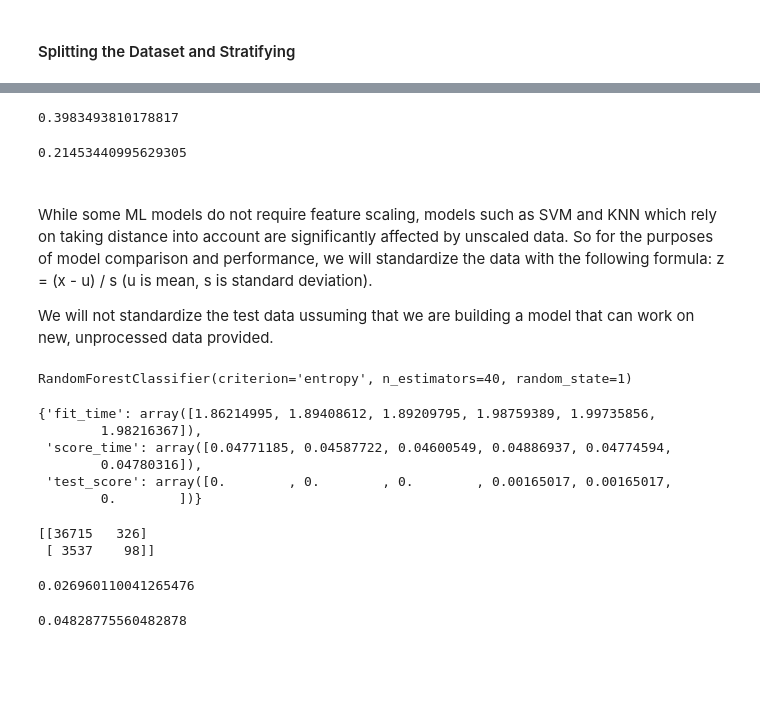
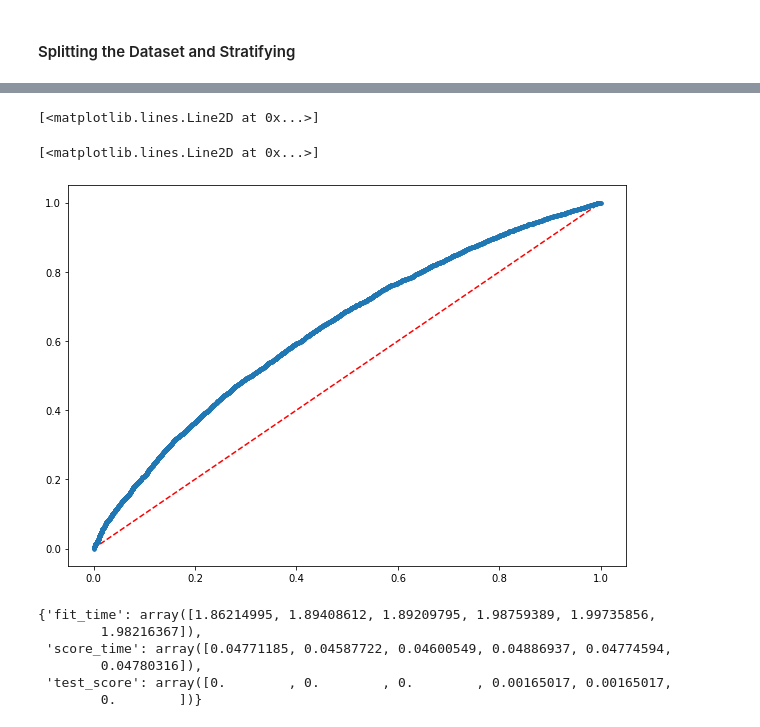
Before and after one commit to SharelCooper/LoanDefaultAnalysisAndMLPredicton, a Jupyter notebook: Loan Defualt Project .ipynb, the cells around one changed output, grey strips where cells are left out. Cells and saved outputs as stored; diff of their text form; code cells hidden in the pictures; blank space fills up the shorter version.

```diff
--- a/Loan Defualt Project .ipynb
+++ b/Loan Defualt Project .ipynb
@@ -976,8 +1104,8 @@ ann.add(tf.keras.layers.Dense(units=15, activation="relu"))
 # %%
 ann.add(tf.keras.layers.Dense(units=1, activation="sigmoid"))
 # %%
-ann.compile(optimizer="adam", loss="binary_crossentropy", metrics=["FalseNegatives"])
+ann.compile(optimizer="adam", loss="binary_crossentropy", metrics=["FalseNegatives","accuracy"])
 # %%
-ann.fit(X_train, y_train, batch_size=40, epochs=40)
+model  = ann.fit(X_train, y_train, batch_size=40, epochs=40)
 # %% [output]
 Epoch 1/40
@@ -1013,11 +1147,0 @@ print(cm)
-# %%
-recall_score(y_test, y_pred)
-f1_score(y_test, y_pred)
-# %% [output]
-0.3983493810178817
-0.21453440995629305
-# %% [markdown]
-#
-While some ML models do not require feature scaling, models such as SVM and KNN which rely on taking distance into account are significantly affected by unscaled data. So for the purposes of model comparison and performance, we will standardize the data with the following formula: z = (x - u) / s (u is mean, s is standard deviation).
-
-We will not standardize the test data ussuming that we are building a model that can work on new, unprocessed data provided.
@@ -1044,9 +1148,17 @@ X_train, y_train = oversample.fit_resample(X_train, y_train)
-# %%
-from sklearn.ensemble import RandomForestClassifier
-classifier = RandomForestClassifier(n_estimators = 40, criterion = 'entropy', random_state = 1)
-classifier.fit(X_train, y_train)
-# %% [output]
-RandomForestClassifier(criterion='entropy', n_estimators=40, random_state=1)
+# %%
+# Plotting an ROC curve for the ANN
+from sklearn.metrics import roc_curve, auc
+
+plt.plot([0, 1], [0, 1],'r--')
+y_pred = ann.predict(X_test).ravel()
+
+nn_fpr_keras, nn_tpr_keras, nn_thresholds_keras = roc_curve(y_test, y_pred)
+auc_keras = auc(nn_fpr_keras, nn_tpr_keras)
+plt.plot(nn_fpr_keras, nn_tpr_keras, marker='.', label='Neural Network (auc = %0.3f)' % auc_keras)
+# %% [output]
+[<matplotlib.lines.Line2D at 0x...>]
+[<matplotlib.lines.Line2D at 0x...>]
+[figure, added]
 # %%
 scores = cross_validate(classifier,X_test,y_test,cv=6,scoring='recall')
 # %%
@@ -1063,13 +1172,0 @@ y_pred = classifier.predict(X_test)
-# %%
-from sklearn.metrics import confusion_matrix
-cm = confusion_matrix(y_test, y_pred)
-print(cm)
-# %% [output]
-[[36715   326]
- [ 3537    98]]
-# %%
-recall_score(y_test, y_pred)
-f1_score(y_test, y_pred)
-# %% [output]
-0.026960110041265476
-0.04828775560482878
```
Also changed, not shown: parts of 59 cells of this notebook.
